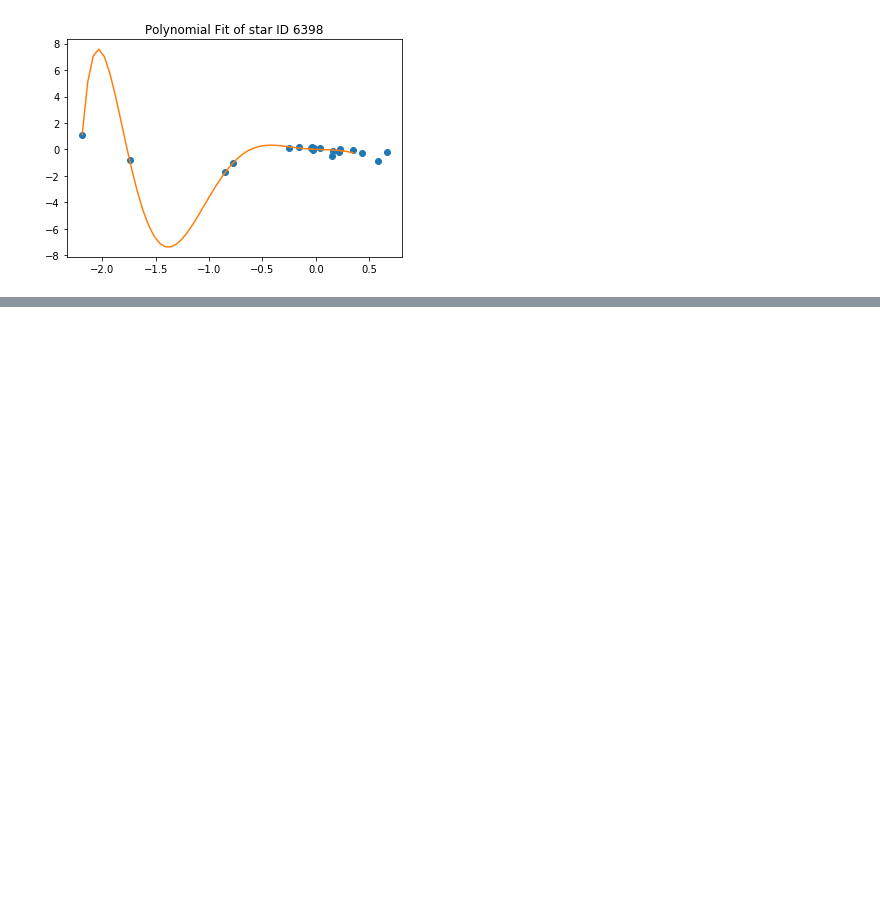
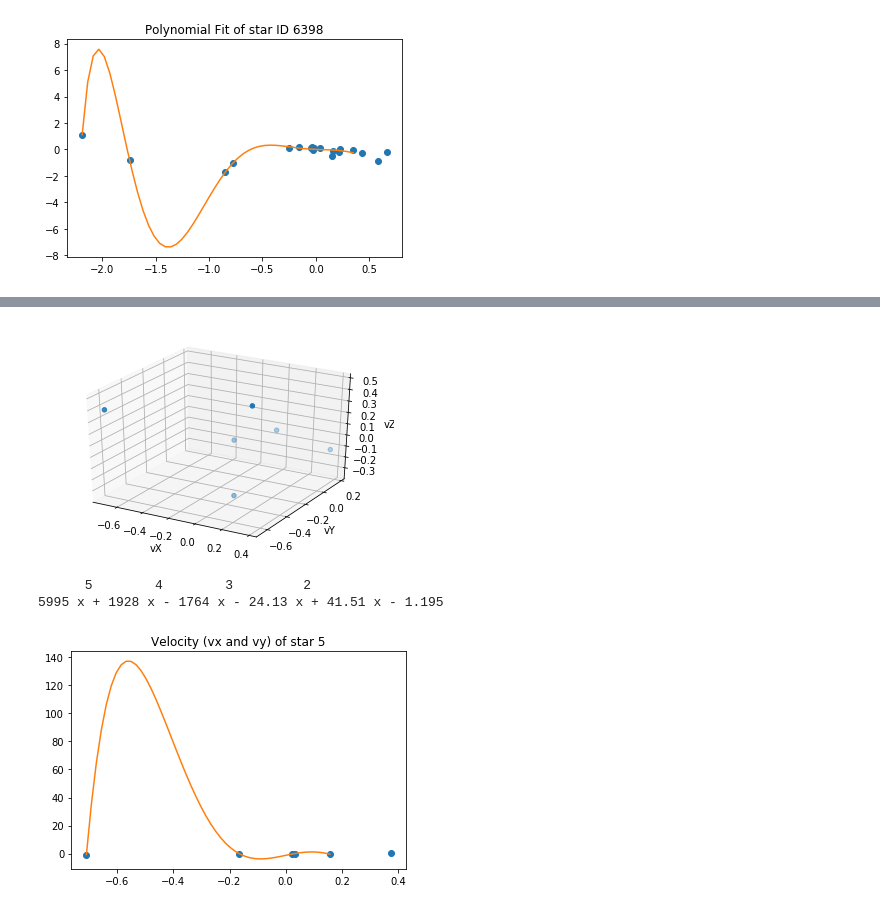
Before and after one commit to gemmaaa/lingdata, a Jupyter notebook: copy Star Cluster draft.ipynb, the cells around one changed output, grey strips where cells are left out. Cells and saved outputs as stored; diff of their text form; code cells hidden in the pictures; blank space fills up the shorter version.

```diff
--- a/copy Star Cluster draft.ipynb
+++ b/copy Star Cluster draft.ipynb
@@ -221,0 +263,46 @@ fig = plt.gcf()
+# %%
+# ie, based on last 5 velocity values, predict the 6th  - start with 1 star
+# --- you can try first 3, then 4, to see which is the best way / best #
+# matrix solution kind of problem
+# compare the values to the previous point before it
+# then you do the polynomial fit
+
+vxes = []
+vys = []
+vzs = []
+
+for i in listnum:
+    vxes.append(orderedid[i].at[5,'vx'])
+    vys.append(orderedid[i].at[5,'vy'])
+    vzs.append(orderedid[i].at[5,'vz'])
+    if i == '05':
+        break
+
+fig = plt.figure()
+ax = fig.add_subplot(111, projection='3d')
+ax.scatter(vxes, vys, vzs)
+ax.set_xlabel('vX')
+ax.set_ylabel('vY')
+ax.set_zlabel('vZ')
+
+plt.show()
+
+try1 = np.polyfit(vxes,vys,5)
+
+newf = np.poly1d(try1)
+print (newf)
+
+# calculate new x's and y's
+vx_new = np.linspace(vxes[0], vxes[-1], 50)
+vy_new = newf(vx_new)
+
+
+plt.plot(vxes,vys,'o', vx_new, vy_new)
+plt.title('Velocity (vx and vy) of star 5')
+ax = plt.gca()
+fig = plt.gcf()
+# %% [output]
+[figure, added]
+      5        4        3         2
+5995 x + 1928 x - 1764 x - 24.13 x + 41.51 x - 1.195
+[figure, added]
```
Also changed, not shown: parts of 1 cell of this notebook.
